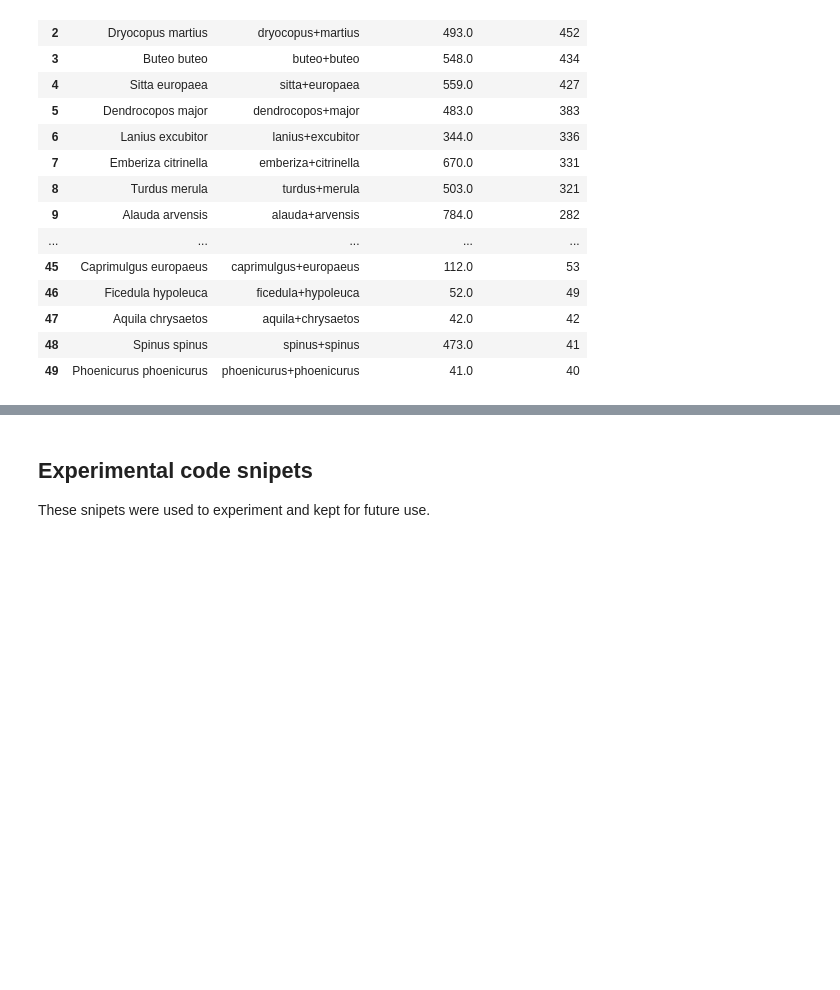
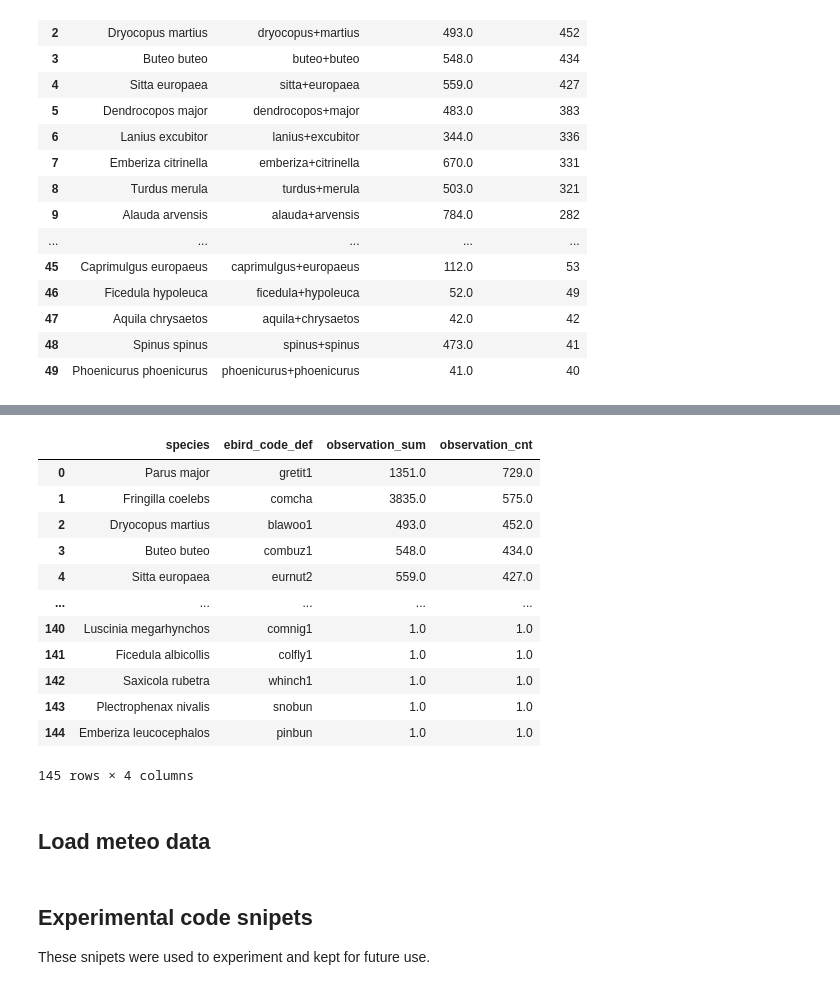
Before and after one commit to Clowting/fireworks-birds, a Jupyter notebook: data_collection.ipynb, the cells around one changed output, grey strips where cells are left out. Saved outputs shown, nothing was run; the diff lists cells and outputs as text; code cells hidden in the pictures; blank space fills up the shorter version.

```diff
--- a/data_collection.ipynb
+++ b/data_collection.ipynb
@@ -208,0 +383,29 @@ Downloaded file: data/audio/ardea_cinerea/XC735150 - Grey Heron - Ardea cinerea.
+# %%
+con.sql('''
+    SELECT
+        species,
+        ebird_code_def,
+        SUM(observation_sum) AS observation_sum,
+        SUM(observation_cnt) AS observation_cnt
+    FROM
+        bird_observations_ede_sc
+    GROUP BY
+        species,
+        ebird_code_def
+    ORDER BY
+        observation_cnt DESC;
+''').to_df()
+# %% [output]
+|  | species | ebird_code_def | observation_sum | observation_cnt |
+| 0 | Parus major | gretit1 | 1351.0 | 729.0 |
+| 1 | Fringilla coelebs | comcha | 3835.0 | 575.0 |
+| 2 | Dryocopus martius | blawoo1 | 493.0 | 452.0 |
+| 3 | Buteo buteo | combuz1 | 548.0 | 434.0 |
+| 4 | Sitta europaea | eurnut2 | 559.0 | 427.0 |
+| ... | ... | ... | ... | ... |
+| 140 | Luscinia megarhynchos | comnig1 | 1.0 | 1.0 |
+| 141 | Ficedula albicollis | colfly1 | 1.0 | 1.0 |
+| 142 | Saxicola rubetra | whinch1 | 1.0 | 1.0 |
+| 143 | Plectrophenax nivalis | snobun | 1.0 | 1.0 |
+| 144 | Emberiza leucocephalos | pinbun | 1.0 | 1.0 |
+145 rows × 4 columns
@@ -208,0 +431,2 @@ Downloaded file: data/audio/ardea_cinerea/XC735150 - Grey Heron - Ardea cinerea.
+# %% [markdown]
+## Load meteo data
```
Also changed, not shown: parts of 26 cells of this notebook, 9 other files.
